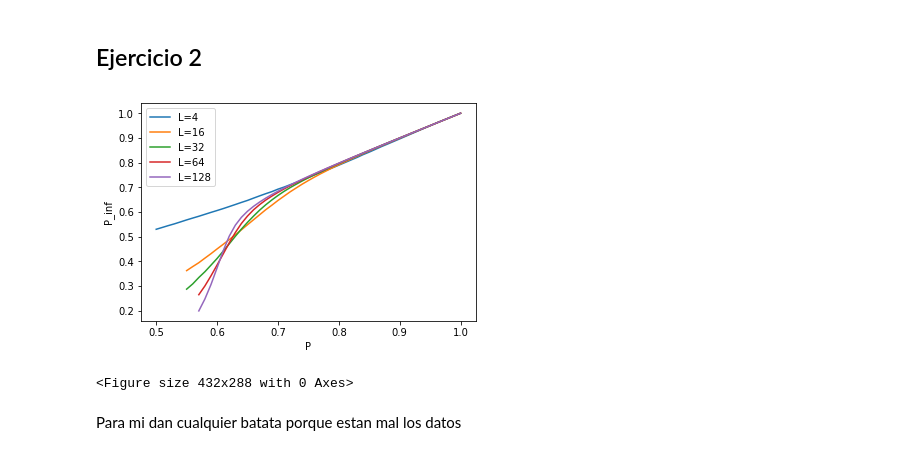
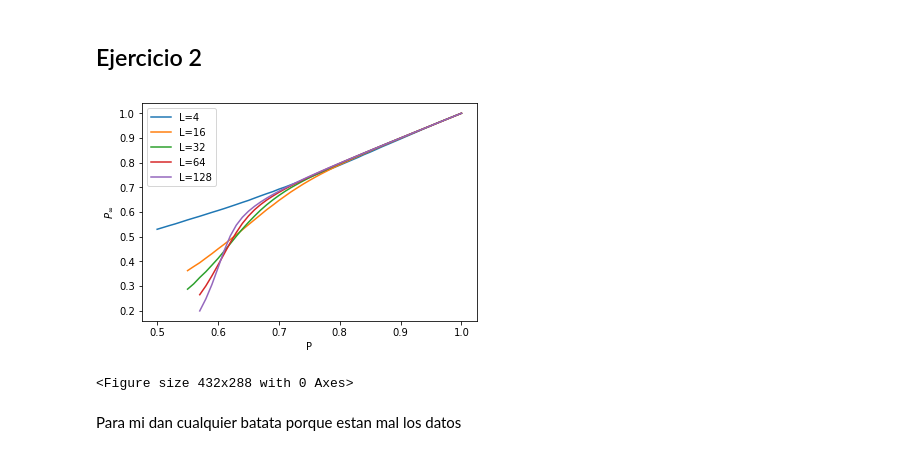
Before and after one commit to Luciousboy/computacional, a Jupyter notebook: graficador.ipynb, the cells around one changed output. Drawn from its saved outputs; the diff is of its cells as text; code cells hidden in the pictures.

```diff
--- a/graficador.ipynb
+++ b/graficador.ipynb
@@ -494,30 +502,30 @@ sigma es= 0.4563177113627419
 # %%
 #grafiquemos
 
 
 
 name1='Cluster_percolante'
 
 plt.figure()
 for i,l in enumerate(L):
 
     p=prob_Total[i]
     pinf=[i/(int(l)**2) for i in M_Total[i]]
     #Agregar los 0s al plotear
 #    plt.scatter(np.hstack([np.linspace(0,(prob_Total[i][0]),30),p]),np.hstack([[0]*len(np.linspace(0,(prob_Total[i][0]),30)),(pinf)]))
     plt.plot(p,pinf)
     plt.xlabel('P')
-    plt.ylabel('P_inf')
+    plt.ylabel('$P_\infty$')
 plt.legend(['L='+l for l in L])
 
 plt.show()
 
  #   plt.leggend(l)
 
 #plt.legend('P_{c}=',pc)
 plt.savefig(name1+'_'+l+'.png')
 # %% [output]
-[figure, old version]
+[figure, new version]
 <Figure size 432x288 with 0 Axes>
 # %% [markdown]
 Para mi dan cualquier batata porque estan mal los datos
```
Also changed, not shown: parts of 17 cells of this notebook, 11 other files.
